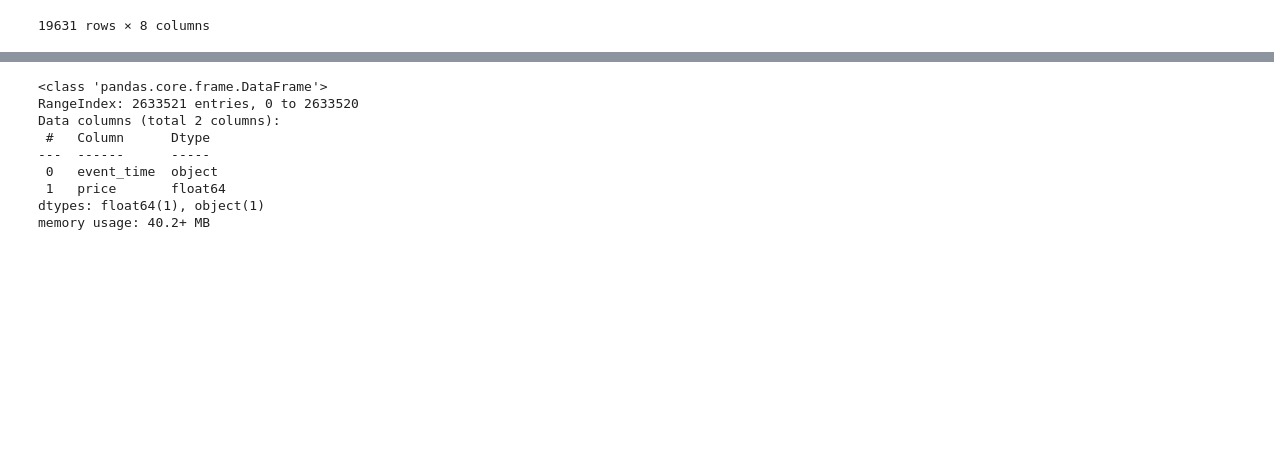
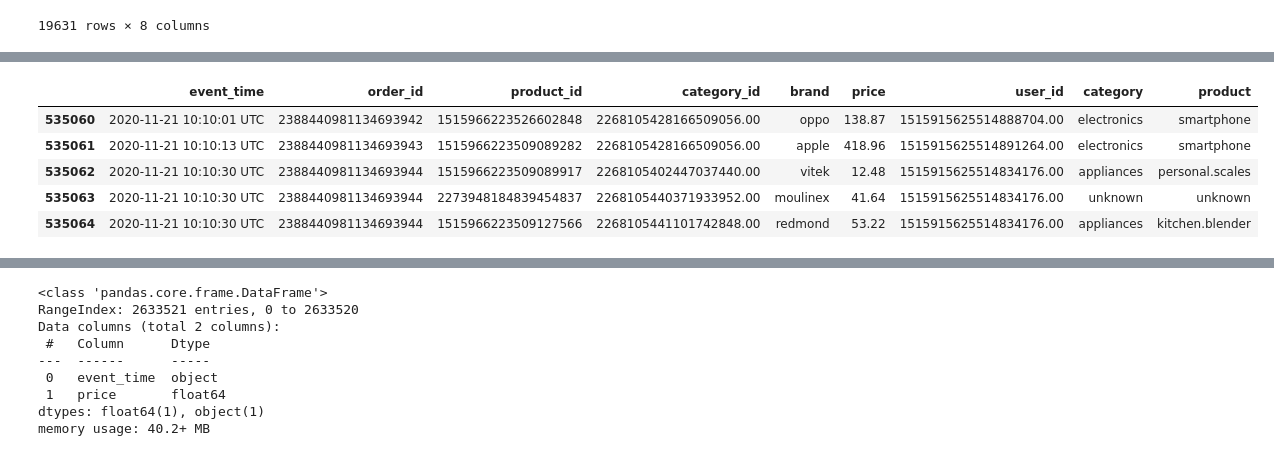
Before and after one commit to harimagar/Data-Science-Project, a Jupyter notebook: RecommendationSystem.ipynb, the cells around one changed output, grey strips where cells are left out. Cells and saved outputs as stored; diff of their text form; code cells hidden in the pictures; blank space fills up the shorter version.

```diff
--- a/RecommendationSystem.ipynb
+++ b/RecommendationSystem.ipynb
@@ -245,3 +245,5 @@ filtered_df
 19631 rows × 8 columns
 # %%
 # exclude rows where 'event_time' contains '1970'
+data = data[~data['event_time'].str.contains('1970')]
+data.describe(include='all').T
@@ -247,0 +275,19 @@ filtered_df
+# %%
+# split the category_code column into category and product columns
+data[['category', 'product']] = data['category_code'].str.split('.', n=1, expand=True)
+
+# fill empty cells in the new category and product columns with unknown
+data['category'].fillna('unknown', inplace=True)
+data['product'].fillna('unknown', inplace=True)
+
+# drop the category_code column
+data.drop('category_code', axis=1, inplace=True)
+
+data.tail()
+# %% [output]
+|  | event_time | order_id | product_id | category_id | brand | price | user_id | category | product |
+| 535060 | 2020-11-21 10:10:01 UTC | 2388440981134693942 | 1515966223526602848 | 2268105428166509056.00 | oppo | 138.87 | 1515915625514888704.00 | electronics | smartphone |
+| 535061 | 2020-11-21 10:10:13 UTC | 2388440981134693943 | 1515966223509089282 | 2268105428166509056.00 | apple | 418.96 | 1515915625514891264.00 | electronics | smartphone |
+| 535062 | 2020-11-21 10:10:30 UTC | 2388440981134693944 | 1515966223509089917 | 2268105402447037440.00 | vitek | 12.48 | 1515915625514834176.00 | appliances | personal.scales |
+| 535063 | 2020-11-21 10:10:30 UTC | 2388440981134693944 | 2273948184839454837 | 2268105440371933952.00 | moulinex | 41.64 | 1515915625514834176.00 | unknown | unknown |
+| 535064 | 2020-11-21 10:10:30 UTC | 2388440981134693944 | 1515966223509127566 | 2268105441101742848.00 | redmond | 53.22 | 1515915625514834176.00 | appliances | kitchen.blender |
```
Also changed, not shown: parts of 13 cells of this notebook.
